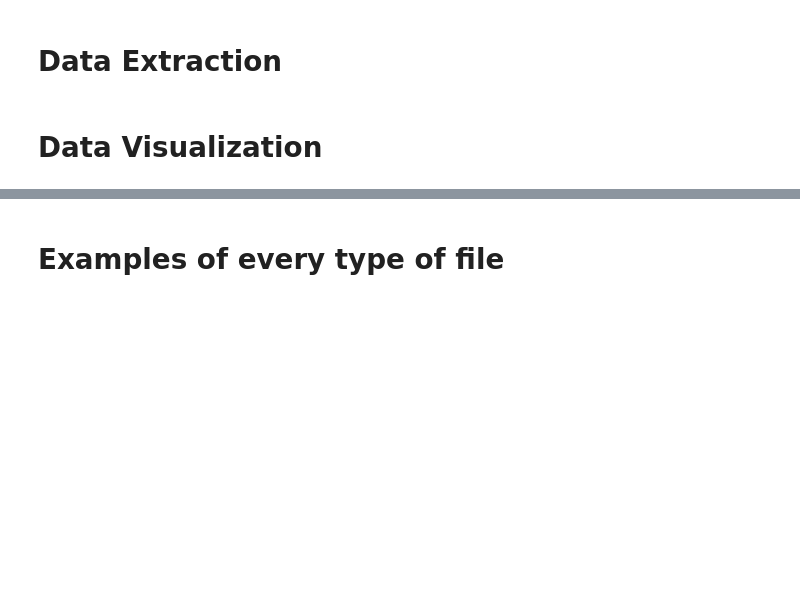
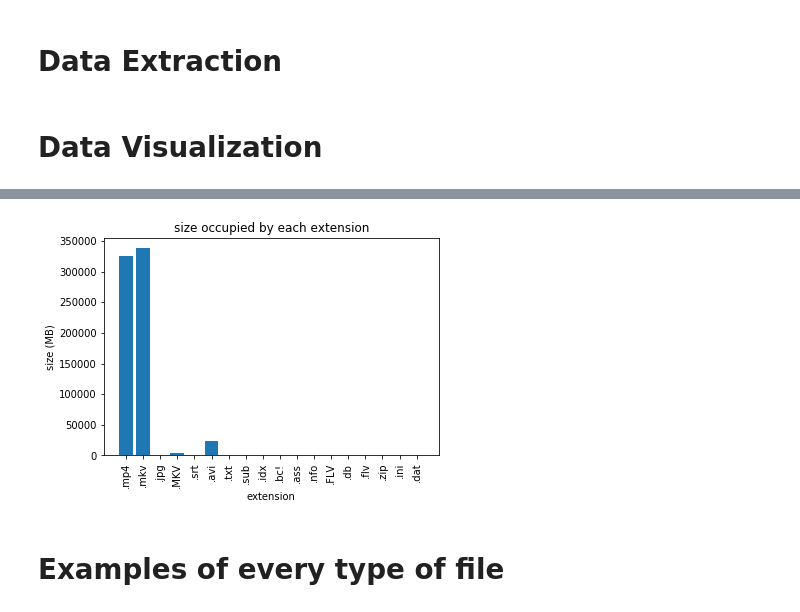
Before and after one commit to ketan9808/File_visualizer, a Jupyter notebook: Movie_Manager.ipynb, the cells around one changed output, grey strips where cells are left out. Cells and saved outputs as stored; diff of their text form; code cells hidden in the pictures; blank space fills up the shorter version.

```diff
--- a/Movie_Manager.ipynb
+++ b/Movie_Manager.ipynb
@@ -64,3 +80,12 @@ plt.show()
+# %%
+plt.bar(extensions, size_count)
+plt.title("size occupied by each extension")
+plt.xlabel("extension")
+plt.ylabel("size (MB)")
+plt.xticks(rotation = 90)
+plt.show()
+# %% [output]
+[figure, added]
 # %% [markdown]
 # Examples of every type of file
 # %%
```
Also changed, not shown: parts of 21 cells of this notebook.
